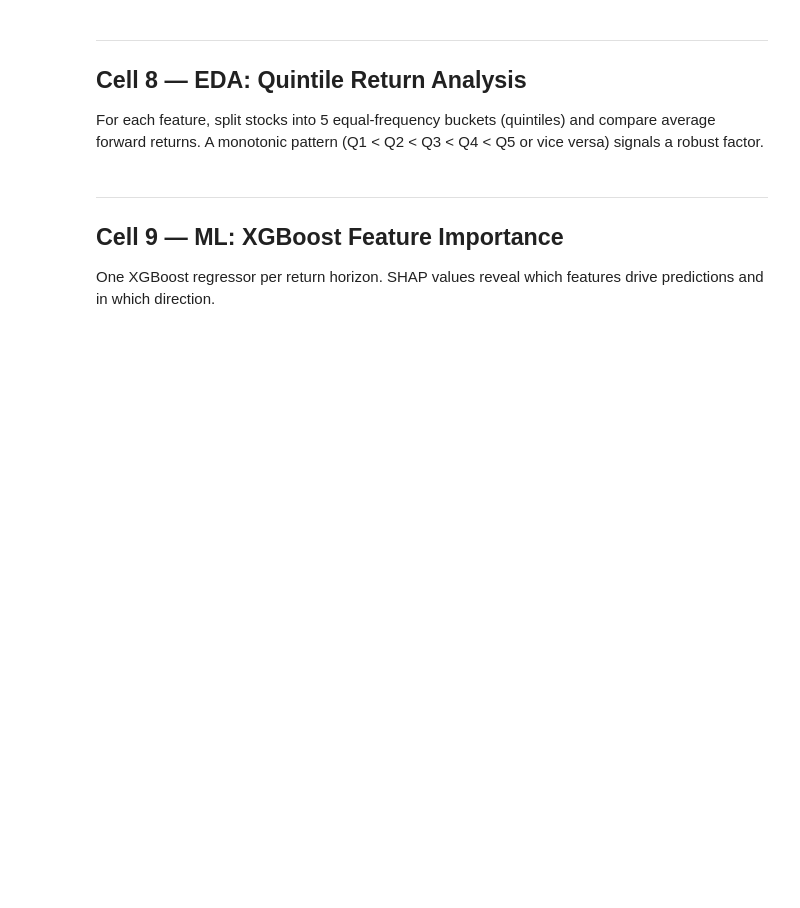
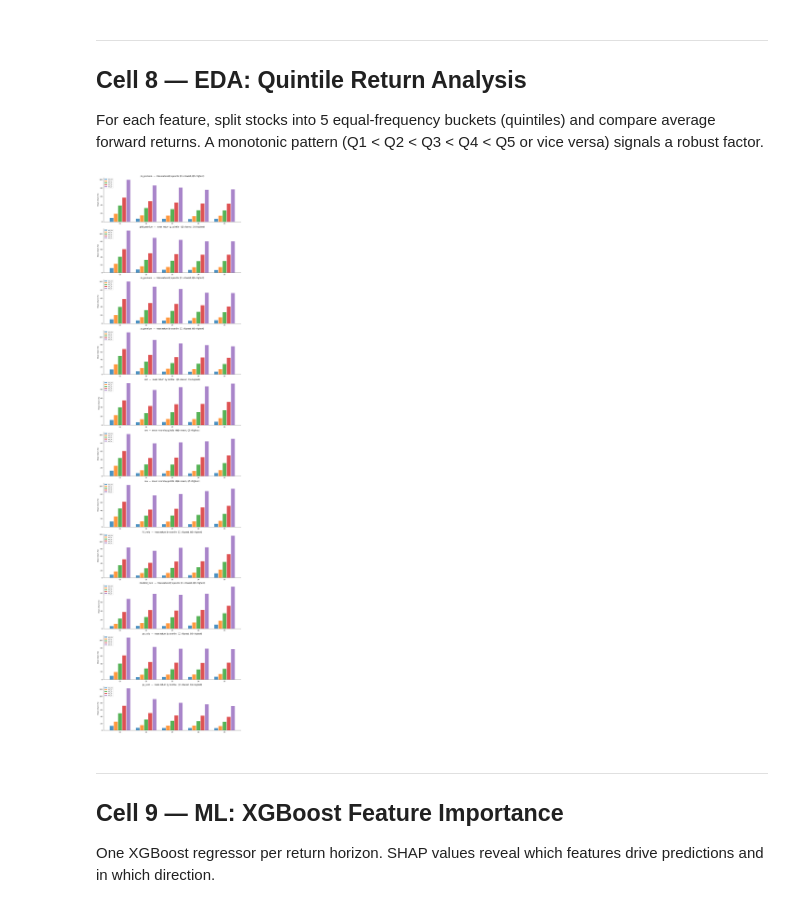
Before and after one commit to pedrof123-ui/fin_import, a Jupyter notebook: notebooks/fundamentals_alpha.ipynb, the cells around one changed output. Saved outputs shown, nothing was run; the diff lists cells and outputs as text; code cells hidden in the pictures; blank space fills up the shorter version.

```diff
--- a/notebooks/fundamentals_alpha.ipynb
+++ b/notebooks/fundamentals_alpha.ipynb
@@ -72,17 +88,27 @@ print('DB:', DB_PATH)
 conn = duckdb.connect(DB_PATH, read_only=True)
 raw  = conn.execute("""
     SELECT ticker, month_end_date, price,
+           ttm_revenue, ttm_eps, ttm_fcf,
            pe_ratio,    pe_rolling_5yr_median,
+           earnings_yield, earnings_yield_3y_avg, earnings_yield_5y_avg,
+           normalized_pe_5y,
            pfcf_ratio,  pfcf_rolling_5yr_median, fcf_yield,
+           fcf_yield_3y_avg, fcf_yield_5y_avg, normalized_pfcf_5y,
            ev_ebitda,   ev_ebitda_rolling_5yr_median,
-           ps_ratio,    ps_rolling_5yr_median,
+           ebitda_ev_yield, ebitda_ev_yield_3y_avg, ebitda_ev_yield_5y_avg,
+           normalized_evebitda_5y,
+           ps_ratio,    ps_rolling_5yr_median,    normalized_ps_5y,
            roa,         roa_rolling_5yr_median,
            roe,         roe_rolling_5yr_median,
            roic,        roic_rolling_5yr_median,
            pbv,         pbv_rolling_5yr_median,
            ptbv,        ptbv_rolling_5yr_median,
            dividend_yield,
-           goal_low, goal_high
+           ttm_gross_margin,     gross_margin_5y_median,     gross_margin_slope_5y,
+           ttm_operating_margin, operating_margin_5y_median,
+           operating_margin_change_3y, operating_margin_slope_5y,
+           ttm_fcf_margin, fcf_margin_5y_median, fcf_margin_change_3y,
+           roa_stability_5y, debt_to_ebitda, interest_coverage
     FROM monthly_pe
     WHERE price > 0
     ORDER BY ticker, month_end_date
@@ -96,0 +137,27 @@ raw.head(3)
+# %%
+# ── Load sector / industry from company_overview ─────────────────────────────
+AV_PATH = os.getenv('AV_DB_PATH', str(ROOT / 'data' / 'av_financials.duckdb'))
+if not Path(AV_PATH).is_absolute():
+    AV_PATH = str(ROOT / AV_PATH)
+try:
+    av_conn = duckdb.connect(AV_PATH, read_only=True)
+    sector_map = av_conn.execute("""
+        SELECT ticker, sector, industry
+        FROM (
+            SELECT ticker, sector, industry,
+                   ROW_NUMBER() OVER (PARTITION BY ticker ORDER BY fetch_date DESC) AS rn
+            FROM company_overview
+            WHERE sector IS NOT NULL AND sector NOT IN ('None', '', 'N/A')
+        ) t WHERE rn = 1
+    """).df()
+    av_conn.close()
+except Exception as e:
+    sector_map = pd.DataFrame(columns=['ticker', 'sector', 'industry'])
+    print(f'Sector assignments unavailable: {e}')
+
+raw = raw.merge(sector_map, on='ticker', how='left')
+n_with = raw['sector'].notna().sum()
+print(f'Sector assigned: {n_with:,} / {len(raw):,} rows ({n_with/len(raw):.0%})')
+print(f'Unique sectors:   {raw["sector"].nunique()}')
+print(f'Unique industries:{raw["industry"].nunique()}')
+raw[['ticker','sector','industry']].drop_duplicates('ticker').groupby('sector').size().sort_values(ascending=False)
@@ -338,7 +652,7 @@ KEY_FEATURES = [
     'pe_premium', 'pfcf_premium', 'ev_premium', 'ps_premium',
     'roic', 'roe', 'roa',
     'fcf_yield', 'dividend_yield',
-    'goal_discount', 'goal_upside',
+    'pe_ratio', 'ps_ratio',
 ]
 
 def quintile_returns(data, feature, targets, n_bins=5):
@@ -354,33 +668,35 @@ def quintile_returns(data, feature, targets, n_bins=5):
 
 n_feats   = len(KEY_FEATURES)
 n_targets = len(EDA_TARGETS)
 fig, axes = plt.subplots(n_feats, 1, figsize=(13, 4.5 * n_feats))
 if n_feats == 1:
     axes = [axes]
 
 colors = plt.cm.tab10.colors
 
 for ax, feat in zip(axes, KEY_FEATURES):
     qt = quintile_returns(df, feat, EDA_TARGETS, N_BINS)
     if qt.empty:
         ax.set_title(f'{feat}  (insufficient data)')
         continue
     x = np.arange(len(qt))
     width = 0.8 / max(len(EDA_TARGETS), 1)
     for i, target in enumerate(EDA_TARGETS):
         if target not in qt.columns:
             continue
         ax.bar(x + i * width, qt[target], width=width * 0.9,
                label=target, color=colors[i % len(colors)], alpha=0.8)
     ax.axhline(0, color='black', linewidth=0.6)
     ax.set_xticks(x + width * (n_targets - 1) / 2)
     ax.set_xticklabels([f'Q{i+1}' for i in range(len(qt))], fontsize=9)
     ax.set_ylabel('Mean return (%)')
     ax.set_title(f'{feat}  —  mean return by quintile  (Q1=lowest, Q5=highest)')
     ax.legend(fontsize=8, loc='upper left')
 
 plt.tight_layout()
 plt.show()
+# %% [output]
+[figure, added]
 # %% [markdown]
 ---
 ## Cell 9 — ML: XGBoost Feature Importance
```
Also changed, not shown: parts of 23 cells of this notebook, 11 other files.
